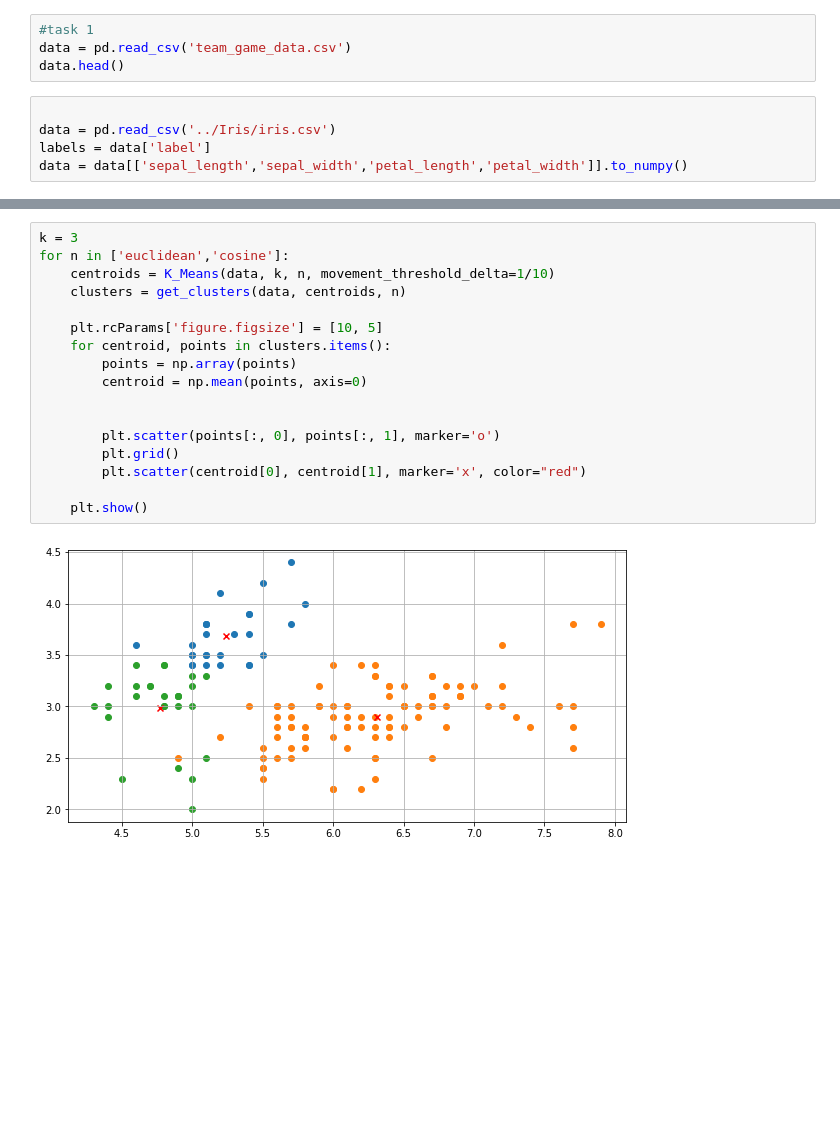
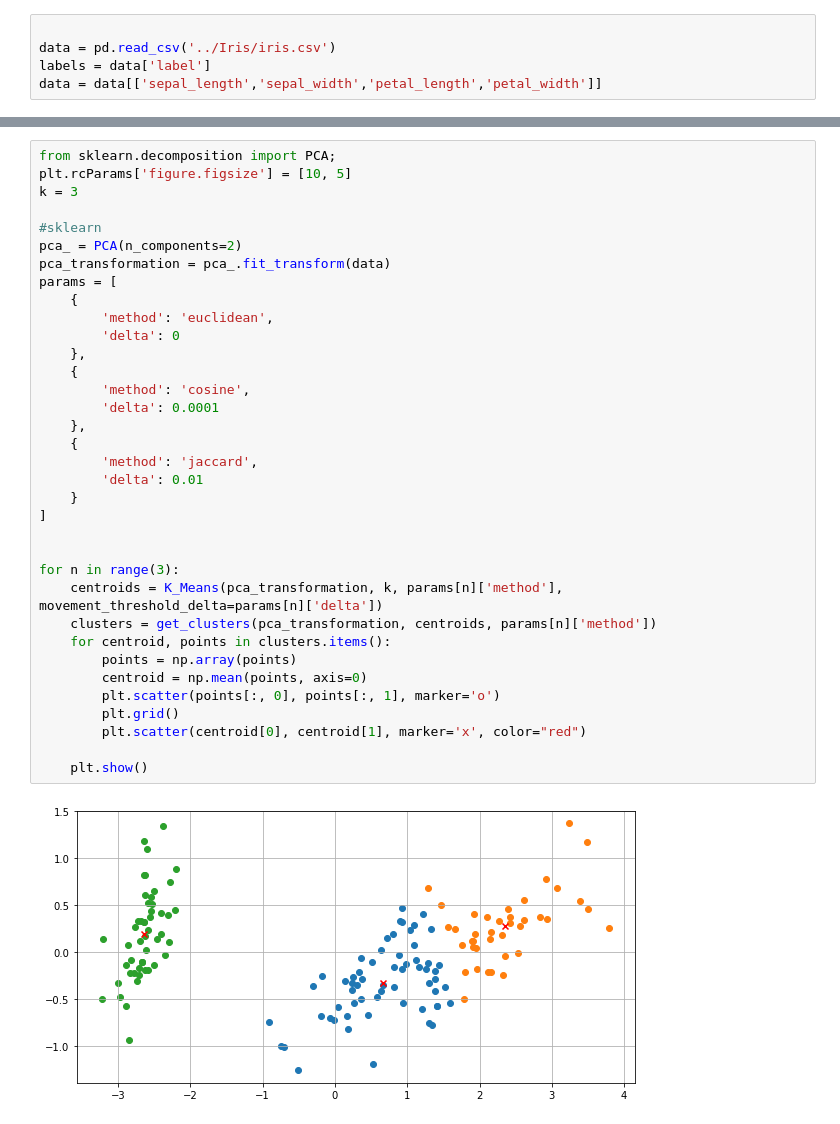
Before and after one commit to lumalav/CAP5610, a Jupyter notebook: HW5/HW5.ipynb, the cells around one changed output, grey strips where cells are left out. Drawn from its saved outputs; the diff is of its cells as text; blank space fills up the shorter version.

```diff
--- a/HW5/HW5.ipynb
+++ b/HW5/HW5.ipynb
@@ -4,12 +19,8 @@ import numpy as np; import pandas as pd; import random; from scipy.spatial.dista
 # %%
-#task 1
-data = pd.read_csv('team_game_data.csv')
-data.head()
+
+data = pd.read_csv('../Iris/iris.csv')
+labels = data['label']
+data = data[['sepal_length','sepal_width','petal_length','petal_width']]
-# %%
-
-data = pd.read_csv('../Iris/iris.csv')
-labels = data['label']
-data = data[['sepal_length','sepal_width','petal_length','petal_width']].to_numpy()
 # %%
 #get centroids
 def get_initial_centroids(X, k):
@@ -67,21 +77,39 @@ def K_Means(X, k, distance_function, movement_threshold_delta=0):
 
     return new_centroids
 # %%
+from sklearn.decomposition import PCA;
+plt.rcParams['figure.figsize'] = [10, 5]
 k = 3
-for n in ['euclidean','cosine']:
-    centroids = K_Means(data, k, n, movement_threshold_delta=1/10)
-    clusters = get_clusters(data, centroids, n)
 
-    plt.rcParams['figure.figsize'] = [10, 5]
+#sklearn
+pca_ = PCA(n_components=2)
+pca_transformation = pca_.fit_transform(data)
+params = [
+    {
+        'method': 'euclidean',
+        'delta': 0
+    },
+    {
+        'method': 'cosine',
+        'delta': 0.0001
+    },
+    {
+        'method': 'jaccard',
+        'delta': 0.01
+    }
+]
+
+
+for n in range(3):
+    centroids = K_Means(pca_transformation, k, params[n]['method'], movement_threshold_delta=params[n]['delta'])
+    clusters = get_clusters(pca_transformation, centroids, params[n]['method'])
     for centroid, points in clusters.items():
         points = np.array(points)
         centroid = np.mean(points, axis=0)
-
-
         plt.scatter(points[:, 0], points[:, 1], marker='o')
         plt.grid()
         plt.scatter(centroid[0], centroid[1], marker='x', color="red")
 
     plt.show()
 # %% [output]
-[figure, old version]
+[figure, new version]
```
Also changed, not shown: parts of 4 cells of this notebook.
